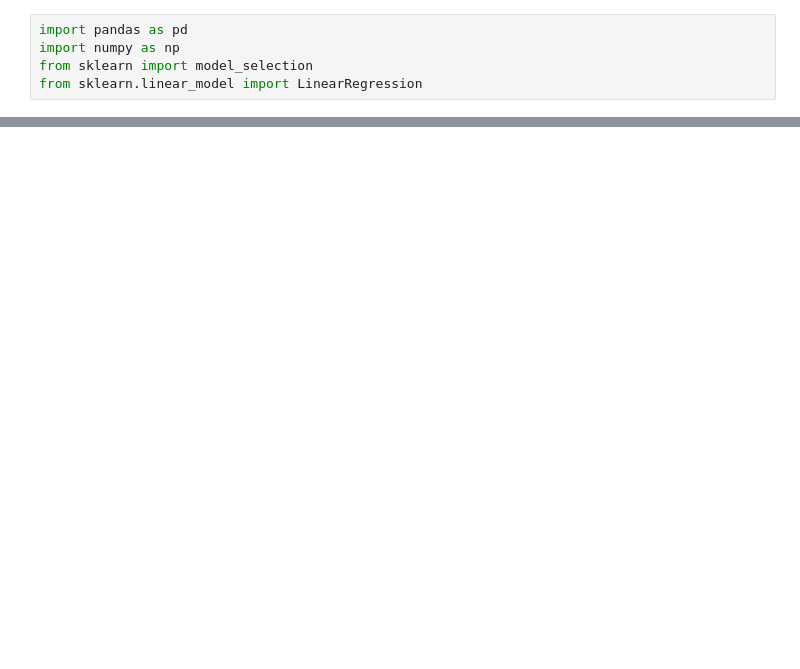
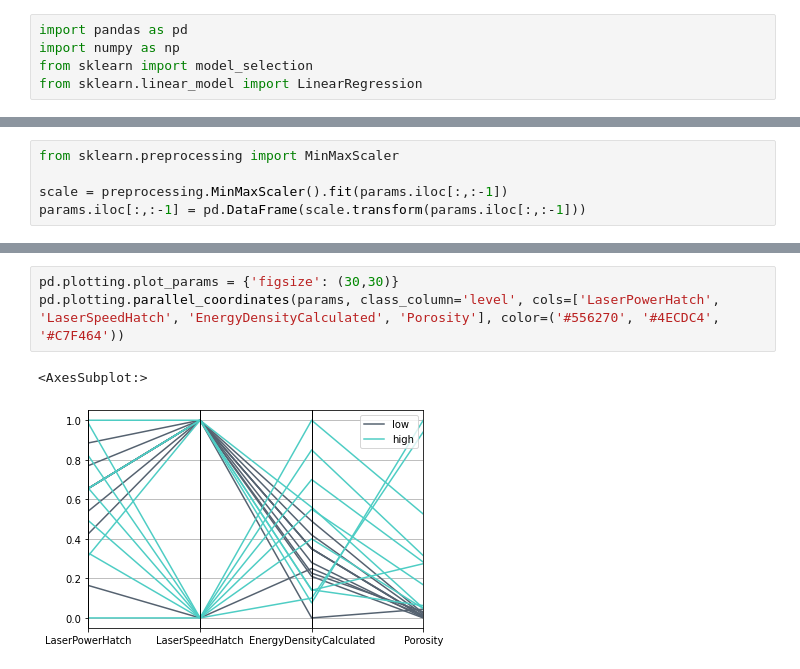
Before and after one commit to wgobrien/am-research, a Jupyter notebook: notebooks/research_paper_analysis.ipynb, the cells around one changed output, grey strips where cells are left out. Saved outputs shown, nothing was run; the diff lists cells and outputs as text; blank space fills up the shorter version.

```diff
--- a/notebooks/research_paper_analysis.ipynb
+++ b/notebooks/research_paper_analysis.ipynb
@@ -105,0 +64,5 @@ plt.show()
+# %%
+from sklearn.preprocessing import MinMaxScaler
+
+scale = preprocessing.MinMaxScaler().fit(params.iloc[:,:-1])
+params.iloc[:,:-1] = pd.DataFrame(scale.transform(params.iloc[:,:-1]))
@@ -105,0 +75,6 @@ plt.show()
+# %%
+pd.plotting.plot_params = {'figsize': (30,30)}
+pd.plotting.parallel_coordinates(params, class_column='level', cols=['LaserPowerHatch', 'LaserSpeedHatch', 'EnergyDensityCalculated', 'Porosity'], color=('#556270', '#4ECDC4', '#C7F464'))
+# %% [output]
+<AxesSubplot:>
+[figure, added]
```
Also changed, not shown: parts of 10 cells of this notebook, 14 other files.
